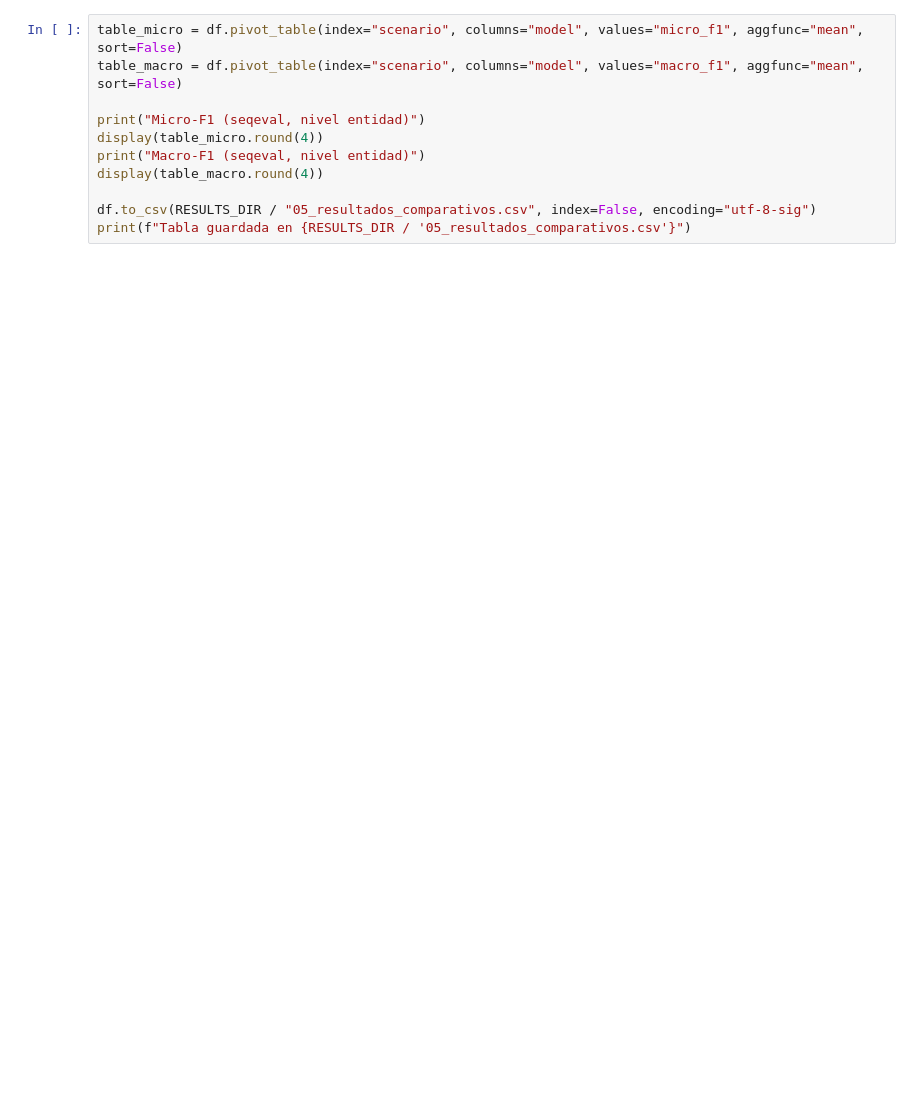
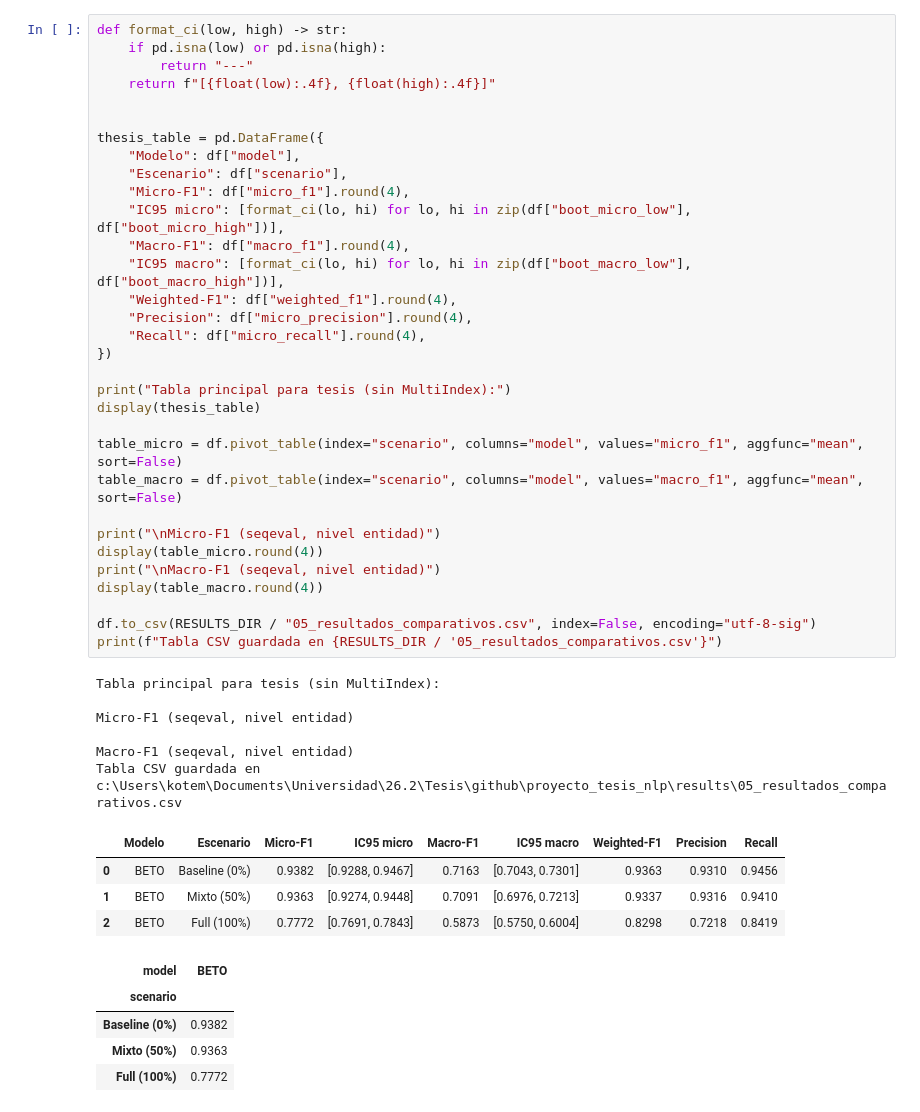
Before and after one commit to Josmar321/Tesis_nlp, a Jupyter notebook: notebooks/01_resultados.ipynb, the cells around one changed output. Cells and saved outputs as stored; diff of their text form; blank space fills up the shorter version.

```diff
--- a/notebooks/01_resultados.ipynb
+++ b/notebooks/01_resultados.ipynb
@@ -93,11 +117,48 @@ df
 # %%
+def format_ci(low, high) -> str:
+    if pd.isna(low) or pd.isna(high):
+        return "---"
+    return f"[{float(low):.4f}, {float(high):.4f}]"
+
+
+thesis_table = pd.DataFrame({
+    "Modelo": df["model"],
+    "Escenario": df["scenario"],
+    "Micro-F1": df["micro_f1"].round(4),
+    "IC95 micro": [format_ci(lo, hi) for lo, hi in zip(df["boot_micro_low"], df["boot_micro_high"])],
+    "Macro-F1": df["macro_f1"].round(4),
+    "IC95 macro": [format_ci(lo, hi) for lo, hi in zip(df["boot_macro_low"], df["boot_macro_high"])],
+    "Weighted-F1": df["weighted_f1"].round(4),
+    "Precision": df["micro_precision"].round(4),
+    "Recall": df["micro_recall"].round(4),
+})
+
+print("Tabla principal para tesis (sin MultiIndex):")
+display(thesis_table)
+
 table_micro = df.pivot_table(index="scenario", columns="model", values="micro_f1", aggfunc="mean", sort=False)
 table_macro = df.pivot_table(index="scenario", columns="model", values="macro_f1", aggfunc="mean", sort=False)
 
-print("Micro-F1 (seqeval, nivel entidad)")
+print("\nMicro-F1 (seqeval, nivel entidad)")
 display(table_micro.round(4))
-print("Macro-F1 (seqeval, nivel entidad)")
+print("\nMacro-F1 (seqeval, nivel entidad)")
 display(table_macro.round(4))
 
 df.to_csv(RESULTS_DIR / "05_resultados_comparativos.csv", index=False, encoding="utf-8-sig")
-print(f"Tabla guardada en {RESULTS_DIR / '05_resultados_comparativos.csv'}")
+print(f"Tabla CSV guardada en {RESULTS_DIR / '05_resultados_comparativos.csv'}")
+# %% [output]
+Tabla principal para tesis (sin MultiIndex):
+
+Micro-F1 (seqeval, nivel entidad)
+
+Macro-F1 (seqeval, nivel entidad)
+Tabla CSV guardada en c:\Users\kotem\Documents\Universidad\26.2\Tesis\github\proyecto_tesis_nlp\results\05_resultados_comparativos.csv
+|  | Modelo | Escenario | Micro-F1 | IC95 micro | Macro-F1 | IC95 macro | Weighted-F1 | Precision | Recall |
+| 0 | BETO | Baseline (0%) | 0.9382 | [0.9288, 0.9467] | 0.7163 | [0.7043, 0.7301] | 0.9363 | 0.9310 | 0.9456 |
+| 1 | BETO | Mixto (50%) | 0.9363 | [0.9274, 0.9448] | 0.7091 | [0.6976, 0.7213] | 0.9337 | 0.9316 | 0.9410 |
+| 2 | BETO | Full (100%) | 0.7772 | [0.7691, 0.7843] | 0.5873 | [0.5750, 0.6004] | 0.8298 | 0.7218 | 0.8419 |
+| model | BETO |
+| scenario |  |
+| Baseline (0%) | 0.9382 |
+| Mixto (50%) | 0.9363 |
+| Full (100%) | 0.7772 |
```
Also changed, not shown: parts of 11 cells of this notebook, 18 other files.
